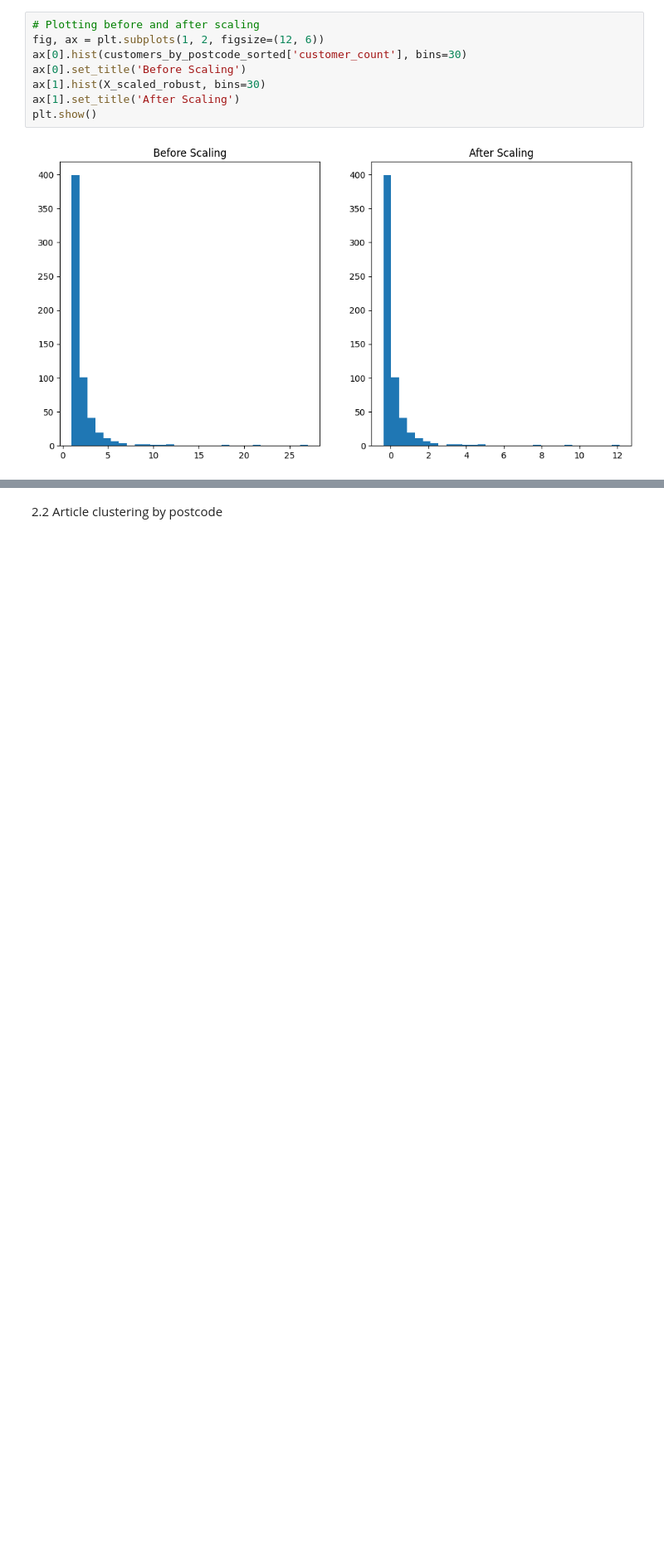
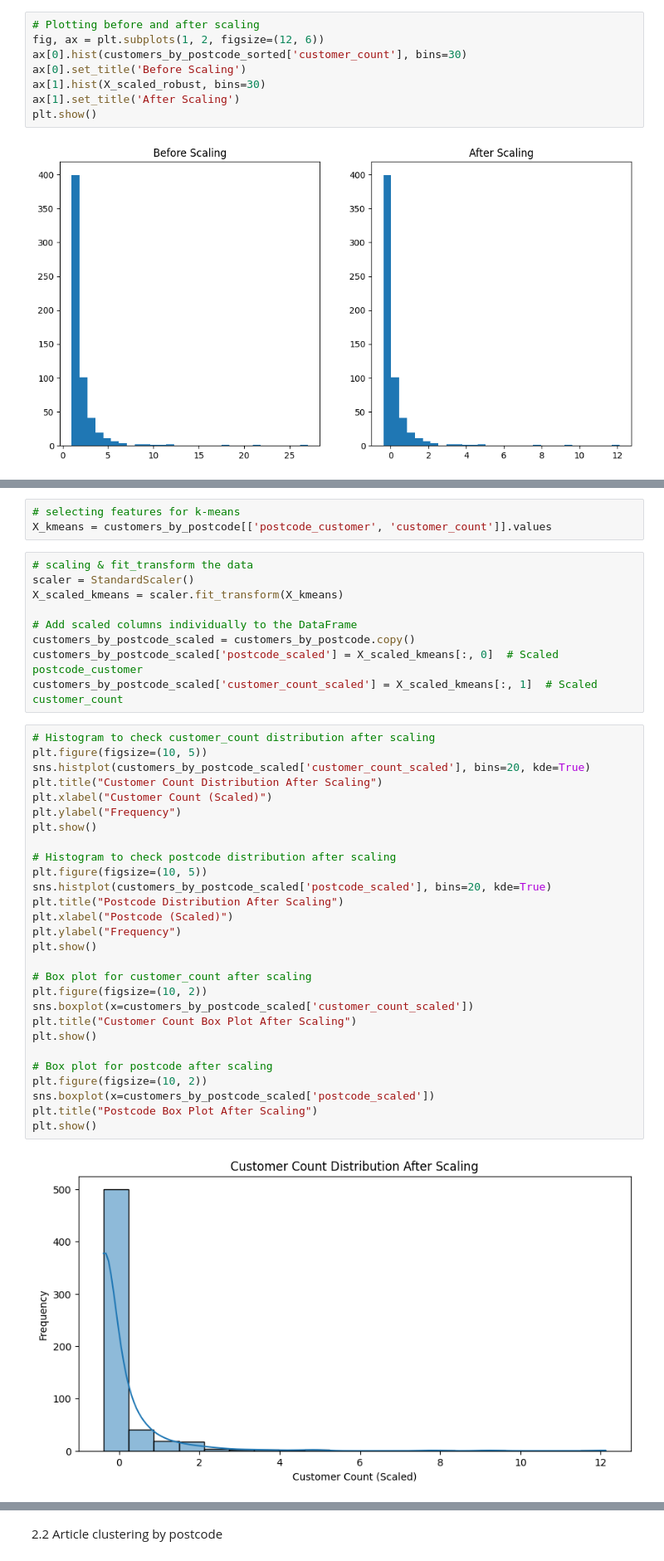
Before and after one commit to Wendyessilfie/Business-statistics-, a Jupyter notebook: taoyin notebook.ipynb, the cells around one changed output, grey strips where cells are left out. Shown: that part at 83% size. Drawn from its saved outputs; the diff is of its cells as text; blank space fills up the shorter version.

```diff
--- a/taoyin notebook.ipynb
+++ b/taoyin notebook.ipynb
@@ -537,0 +573,42 @@ customers_by_postcode_sorted.head(10)
+# %%
+# selecting features for k-means
+X_kmeans = customers_by_postcode[['postcode_customer', 'customer_count']].values
+# %%
+# scaling & fit_transform the data
+scaler = StandardScaler()
+X_scaled_kmeans = scaler.fit_transform(X_kmeans)
+
+# Add scaled columns individually to the DataFrame
+customers_by_postcode_scaled = customers_by_postcode.copy()
+customers_by_postcode_scaled['postcode_scaled'] = X_scaled_kmeans[:, 0]  # Scaled postcode_customer
+customers_by_postcode_scaled['customer_count_scaled'] = X_scaled_kmeans[:, 1]  # Scaled customer_count
+# %%
+# Histogram to check customer_count distribution after scaling
+plt.figure(figsize=(10, 5))
+sns.histplot(customers_by_postcode_scaled['customer_count_scaled'], bins=20, kde=True)
+plt.title("Customer Count Distribution After Scaling")
+plt.xlabel("Customer Count (Scaled)")
+plt.ylabel("Frequency")
+plt.show()
+
+# Histogram to check postcode distribution after scaling
+plt.figure(figsize=(10, 5))
+sns.histplot(customers_by_postcode_scaled['postcode_scaled'], bins=20, kde=True)
+plt.title("Postcode Distribution After Scaling")
+plt.xlabel("Postcode (Scaled)")
+plt.ylabel("Frequency")
+plt.show()
+
+# Box plot for customer_count after scaling
+plt.figure(figsize=(10, 2))
+sns.boxplot(x=customers_by_postcode_scaled['customer_count_scaled'])
+plt.title("Customer Count Box Plot After Scaling")
+plt.show()
+
+# Box plot for postcode after scaling
+plt.figure(figsize=(10, 2))
+sns.boxplot(x=customers_by_postcode_scaled['postcode_scaled'])
+plt.title("Postcode Box Plot After Scaling")
+plt.show()
+# %% [output]
+[figure, added]
```
Also changed, not shown: parts of 33 cells of this notebook.
